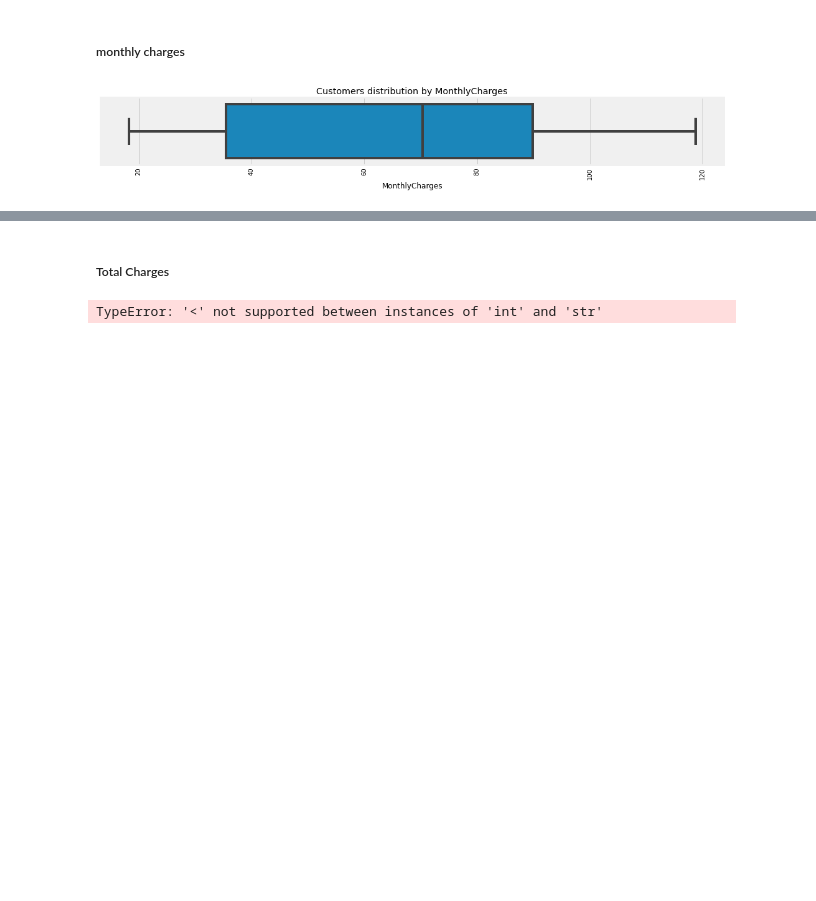
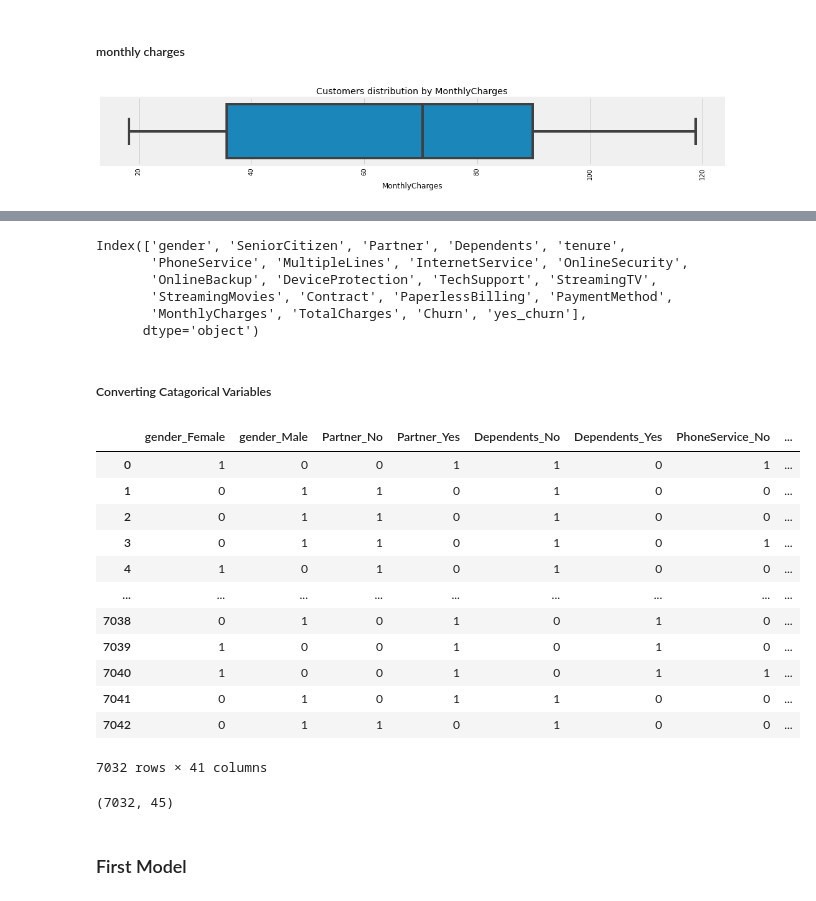
Before and after one commit to kinghenderson/Phase_3_Project, a Jupyter notebook: Model.ipynb, the cells around one changed output, grey strips where cells are left out. Cells and saved outputs as stored; diff of their text form; code cells hidden in the pictures; blank space fills up the shorter version.

```diff
--- a/Model.ipynb
+++ b/Model.ipynb
@@ -412,0 +325,2 @@ plt.show()
+# %%
+df['TotalCharges'] = df['TotalCharges'].astype(float)
@@ -413,30 +368,36 @@ plt.show()
+# %%
+df.columns
+# %% [output]
+Index(['gender', 'SeniorCitizen', 'Partner', 'Dependents', 'tenure',
+       'PhoneService', 'MultipleLines', 'InternetService', 'OnlineSecurity',
+       'OnlineBackup', 'DeviceProtection', 'TechSupport', 'StreamingTV',
+       'StreamingMovies', 'Contract', 'PaperlessBilling', 'PaymentMethod',
+       'MonthlyCharges', 'TotalCharges', 'Churn', 'yes_churn'],
+      dtype='object')
 # %% [markdown]
-##### Total Charges
+##### Converting Catagorical Variables
-# %%
-bins= [0,500,1001,2001,4001,9000]
-labels = ['Less than $500', '$500-$1000', '$1001-$2000', '$2001-$4000', 'More than $4000']
-df['TotalChargesGroups'] = pd.cut(df['TotalCharges'], bins=bins, labels=labels, right=False)
-
-# churn by MonthlyChargesGroups
-mthcharges = df.groupby('TotalChargesGroups')['Churn'].value_counts(normalize=False).unstack().plot(kind='bar', figsize=(20,5))
-mthcharges.set_title("Churn by TotalChargesGroups")
-plt.show()
-mthcharges_pct = df.groupby('TotalChargesGroups')['Churn'].value_counts(normalize=True).unstack().plot(kind='bar', figsize=(20,5))
-mthcharges_pct.set_title("Percentage of churn by TotalChargesGroups")
-plt.show()
-
-
-
-# bins= [0,500,1001,2001,4001,9000]
-# labels = ['Less than $500', '$500-$1000', '$1001-£2000', '$2001-$4000', 'More than $4000']
-# df['TotalChargesGroups'] = pd.cut(df['TotalCharges'], bins=bins, labels=labels, right=False)
-
-# # churn by TotalChargesGroups
-# mthcharges = df.groupby('TotalChargesGroups')['Churn'].value_counts(normalize=False).unstack().plot(kind='bar', figsize=(20,5))
-# mthcharges.set_title("Churn by TotalChargesGroups")
-# plt.show()
-# mthcharges_pct = df.groupby('TotalChargesGroups')['Churn'].value_counts(normalize=True).unstack().plot(kind='bar', figsize=(20,5))
-# mthcharges_pct.set_title("Percentage of churn by TotalChargesGroups")
-# plt.show()
-# %% [output]
-TypeError: '<' not supported between instances of 'int' and 'str'
+# %%
+categorical_df = df[[ 'gender', 'Partner', 'Dependents','PhoneService','MultipleLines'
+                 ,'InternetService','OnlineSecurity','OnlineBackup','DeviceProtection',
+                  'TechSupport','StreamingTV','StreamingMovies','Contract','PaperlessBilling','PaymentMethod']]
+
+# catagorical_df = df[['customerID', 'gender', 'Partner', 'Dependents','PhoneService ','MultipleLines'
+#                   ,'InternetService ','OnlineSecurity','OnlineBackup','DeviceProtection',
+#                   'TechSupport','StreamingTV ','StreamingMovies','Contract','PaperlessBilling','PaymentMethod']]
+# %%
+encoded_df = pd.get_dummies(categorical_df)
+encoded_df
+# %% [output]
+|  | gender_Female | gender_Male | Partner_No | Partner_Yes | Dependents_No | Dependents_Yes | PhoneService_No | ... |
+| 0 | 1 | 0 | 0 | 1 | 1 | 0 | 1 | ... |
+| 1 | 0 | 1 | 1 | 0 | 1 | 0 | 0 | ... |
+| 2 | 0 | 1 | 1 | 0 | 1 | 0 | 0 | ... |
+| 3 | 0 | 1 | 1 | 0 | 1 | 0 | 1 | ... |
+| 4 | 1 | 0 | 1 | 0 | 1 | 0 | 0 | ... |
+| ... | ... | ... | ... | ... | ... | ... | ... | ... |
+| 7038 | 0 | 1 | 0 | 1 | 0 | 1 | 0 | ... |
+| 7039 | 1 | 0 | 0 | 1 | 0 | 1 | 0 | ... |
+| 7040 | 1 | 0 | 0 | 1 | 0 | 1 | 1 | ... |
+| 7041 | 0 | 1 | 0 | 1 | 1 | 0 | 0 | ... |
+| 7042 | 0 | 1 | 1 | 0 | 1 | 0 | 0 | ... |
+7032 rows × 41 columns
@@ -442,0 +406,6 @@ TypeError: '<' not supported between instances of 'int' and 'str'
+# %%
+joined_df.shape
+# %% [output]
+(7032, 45)
+# %% [markdown]
+### First Model
```
Also changed, not shown: parts of 32 cells of this notebook.
